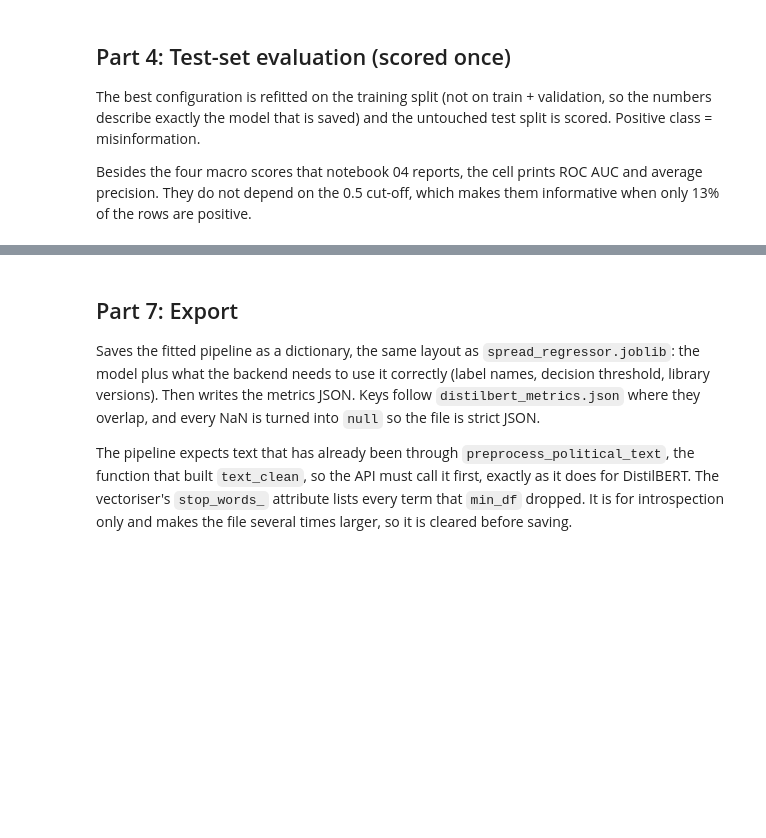
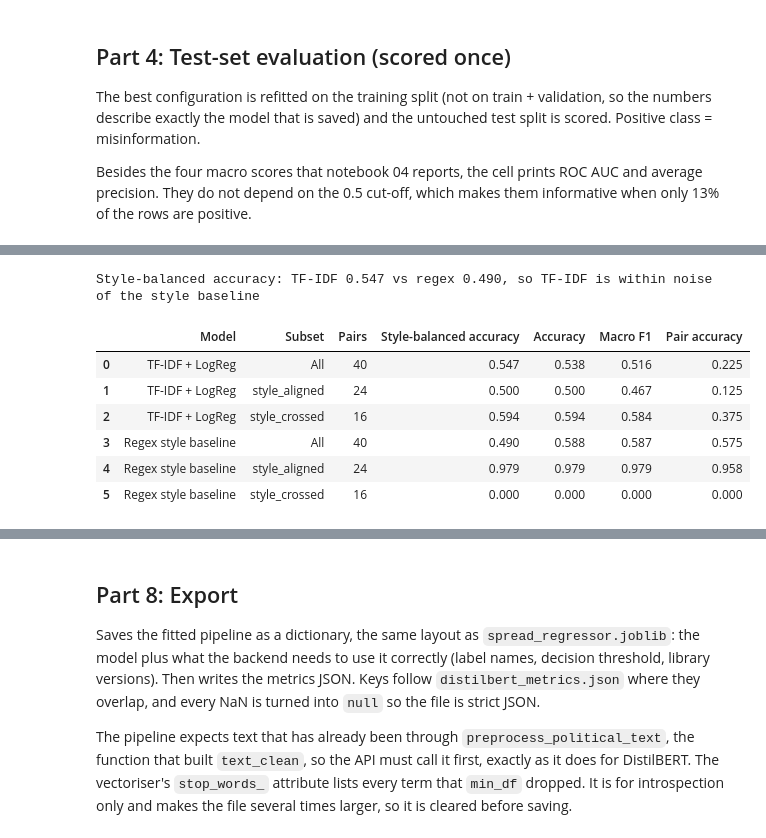
Before and after one commit to PhamAn0910/COS30049-political-misinfo, a Jupyter notebook: backend/notebooks/03_baseline_tfidf.ipynb, the cells around one changed output, grey strips where cells are left out. Drawn from its saved outputs; the diff is of its cells as text; code cells hidden in the pictures; blank space fills up the shorter version.

```diff
--- a/backend/notebooks/03_baseline_tfidf.ipynb
+++ b/backend/notebooks/03_baseline_tfidf.ipynb
@@ -29,8 +30,10 @@
 # Core Responsibility: Baseline model training and benchmark
 # Key Interface/Contract: Input: preprocessed data -> Output: backend/models/tfidf_logreg.joblib
 
+import hashlib
 import itertools
 import json
+import sys
 import time
 from pathlib import Path
 
@@ -40,13 +43,16 @@ import numpy as np
 import pandas as pd
 import seaborn as sns
 import sklearn
-from IPython.display import display
+from IPython.display import Markdown, display
 from sklearn.dummy import DummyClassifier
 from sklearn.feature_extraction.text import TfidfVectorizer
 from sklearn.linear_model import LogisticRegression
 from sklearn.metrics import (accuracy_score, average_precision_score, classification_report, confusion_matrix,
                              f1_score, precision_score, recall_score, roc_auc_score)
 from sklearn.pipeline import Pipeline
+
+sys.path.insert(0, '..')  # make backend/ importable so the API's cleaning function is the one used here
+from app.services.preprocessor import preprocess_political_text
 
 SEED = 42
 LABELS = {0: 'factual', 1: 'misinformation'}
@@ -59,6 +65,13 @@ REPORTS_DIR = Path('../reports')
 MODEL_PATH = MODELS_DIR / 'tfidf_logreg.joblib'
 METRICS_PATH = REPORTS_DIR / 'tfidf_logreg_metrics.json'
 BASELINES_PATH = REPORTS_DIR / 'split_baselines.md'
+CONTRAST_PATH = Path('../data/eval/contrast_set.csv')
+
+# The notebook 02 splits this notebook was run on, and the frozen contrast set (same hash as notebook 04).
+SPLIT_SHA256 = {'train': 'e17a4981c179311601b1f8dc391034a57c370ae1f1dc60af1b7a41ab4d7c9bc2',
+                'val': '7bc4cad17c177d2b94b23a8cfa88240936d8e3c3d6353b29f20cdcfd560020d1',
+                'test': '675afb20fc0551cbb9ec169df71beb535564ea12d66a5759193386675878c5ae'}
+CONTRAST_SHA256 = '2d4d4bbf9c91afe353c98eceea2123b293daa77569c52eb0e6d7b156b78c0ba9'  # frozen v1
 
 NOTEBOOK_START = time.time()
 print(f'scikit-learn {sklearn.__version__} | pandas {pd.__version__} | numpy {np.__version__}')
@@ -79,6 +92,9 @@ splits = {'train': train_df, 'val': val_df, 'test': test_df}
 REQUIRED_COLUMNS = {'text_clean', 'label', 'source', 'event', 'veracity'}
 assert all(REQUIRED_COLUMNS <= set(df.columns) for df in splits.values()), 'missing columns: re-check notebook 02'
 assert (len(train_df), len(val_df), len(test_df)) == (4443, 952, 953), 'split sizes changed: re-check notebook 02'
+for name in splits:
+    digest = hashlib.sha256((DATA_DIR / f'{name}.csv').read_bytes()).hexdigest()
+    assert digest == SPLIT_SHA256[name], f'{name}.csv changed (SHA-256 {digest}): re-check notebook 02'
 assert all(set(df['label'].unique()) <= {0, 1} for df in splits.values())
 for a, b in (('train', 'val'), ('train', 'test'), ('val', 'test')):
     shared = set(splits[a]['text_clean']) & set(splits[b]['text_clean'])
@@ -388,0 +490,60 @@ Vocabulary: 10,764 terms
+# %%
+contrast_sha256 = hashlib.sha256(CONTRAST_PATH.read_bytes()).hexdigest()
+assert contrast_sha256 == CONTRAST_SHA256, f'contrast set changed since it was frozen (SHA-256 {contrast_sha256})'
+contrast_df = pd.read_csv(CONTRAST_PATH)
+assert (contrast_df.groupby('pair_id')['label'].apply(sorted).map(tuple) == (0, 1)).all(), \
+    'each pair needs exactly one factual and one misinformation row'
+contrast_df['text_clean'] = contrast_df['text'].map(preprocess_political_text)
+contrast_df['p_misinformation'] = model.predict_proba(contrast_df['text_clean'])[:, 1]
+contrast_df['predicted'] = model.predict(contrast_df['text_clean'])
+contrast_df['correct'] = contrast_df['predicted'] == contrast_df['label']
+
+
+def contrast_scores(df: pd.DataFrame) -> dict:
+    # Same definitions as notebook 04 Part 8.
+    return {'pairs': int(df['pair_id'].nunique()), 'accuracy': float(df['correct'].mean()),
+            'style_balanced_accuracy': float(df.groupby(['label', 'style'])['correct'].mean().mean()),
+            'macro_f1': float(f1_score(df['label'], df['predicted'], average='macro')),
+            'pair_accuracy': float(df.groupby('pair_id')['correct'].all().mean())}
+
+
+def contrast_block(df: pd.DataFrame) -> dict:
+    return {**contrast_scores(df), 'by_pair_type': {name: contrast_scores(g) for name, g in df.groupby('pair_type')}}
+
+
+STYLE_REGEX = r'\b[A-Z]{4,}\b|!{2,}|(?i:\bshare\b)'
+regex_df = contrast_df.assign(predicted=contrast_df['text'].str.contains(STYLE_REGEX, regex=True).astype(int))
+regex_df['correct'] = regex_df['predicted'] == regex_df['label']
+
+contrast_metrics = {'path': 'backend/data/eval/contrast_set.csv', 'sha256': contrast_sha256,
+                    **contrast_block(contrast_df),
+                    'regex_baseline': {'pattern': STYLE_REGEX, **contrast_block(regex_df)}}
+contrast_table = pd.DataFrame([
+    {'Model': model_name, 'Subset': name, 'Pairs': scores['pairs'],
+     'Style-balanced accuracy': scores['style_balanced_accuracy'], 'Accuracy': scores['accuracy'],
+     'Macro F1': scores['macro_f1'], 'Pair accuracy': scores['pair_accuracy']}
+    for model_name, df in (('TF-IDF + LogReg', contrast_df), ('Regex style baseline', regex_df))
+    for name, scores in ((name, contrast_scores(sub)) for name, sub in [('All', df)] + list(df.groupby('pair_type')))])
+style_table = (contrast_df.assign(Label=contrast_df['label'].map(LABELS))
+               .groupby(['Label', 'style'], sort=False)
+               .agg(Rows=('correct', 'size'), Accuracy=('correct', 'mean'),
+                    **{'Mean P(misinformation)': ('p_misinformation', 'mean')})
+               .reset_index().rename(columns={'style': 'Style'}))
+
+model_sba = contrast_metrics['style_balanced_accuracy']
+regex_sba = contrast_metrics['regex_baseline']['style_balanced_accuracy']
+NOISE_MARGIN = 0.10  # about the 95% interval of style-balanced accuracy on ~80 sentences, as in notebook 04
+style_verdict = ('beats' if model_sba - regex_sba >= NOISE_MARGIN else
+                 'does not beat' if regex_sba - model_sba >= NOISE_MARGIN else 'is within noise of')
+print(f'Style-balanced accuracy: TF-IDF {model_sba:.3f} vs regex {regex_sba:.3f}, so TF-IDF {style_verdict} the style baseline')
+display(contrast_table.round(3))
+display(style_table.round(3))
+# %% [output]
+Style-balanced accuracy: TF-IDF 0.547 vs regex 0.490, so TF-IDF is within noise of the style baseline
+|  | Model | Subset | Pairs | Style-balanced accuracy | Accuracy | Macro F1 | Pair accuracy |
+| 0 | TF-IDF + LogReg | All | 40 | 0.547 | 0.538 | 0.516 | 0.225 |
+| 1 | TF-IDF + LogReg | style_aligned | 24 | 0.500 | 0.500 | 0.467 | 0.125 |
+| 2 | TF-IDF + LogReg | style_crossed | 16 | 0.594 | 0.594 | 0.584 | 0.375 |
+| 3 | Regex style baseline | All | 40 | 0.490 | 0.588 | 0.587 | 0.575 |
+| 4 | Regex style baseline | style_aligned | 24 | 0.979 | 0.979 | 0.979 | 0.958 |
+| 5 | Regex style baseline | style_crossed | 16 | 0.000 | 0.000 | 0.000 | 0.000 |
@@ -389,5 +555,5 @@ Vocabulary: 10,764 terms
 # %% [markdown]
-## Part 7: Export
+## Part 8: Export
 
 Saves the fitted pipeline as a dictionary, the same layout as `spread_regressor.joblib`: the model plus what the backend needs to use it correctly (label names, decision threshold, library versions). Then writes the metrics JSON. Keys follow `distilbert_metrics.json` where they overlap, and every NaN is turned into `null` so the file is strict JSON.
 
```
Also changed, not shown: parts of 20 cells of this notebook, 3 other files.
